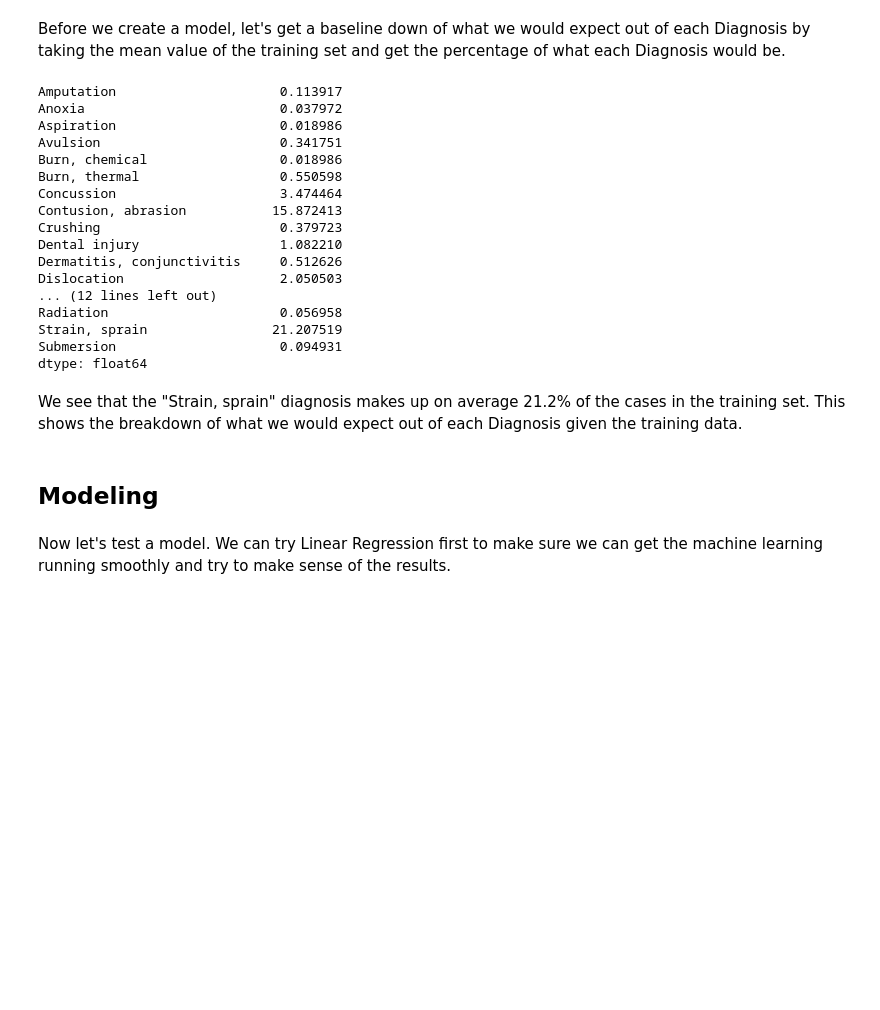
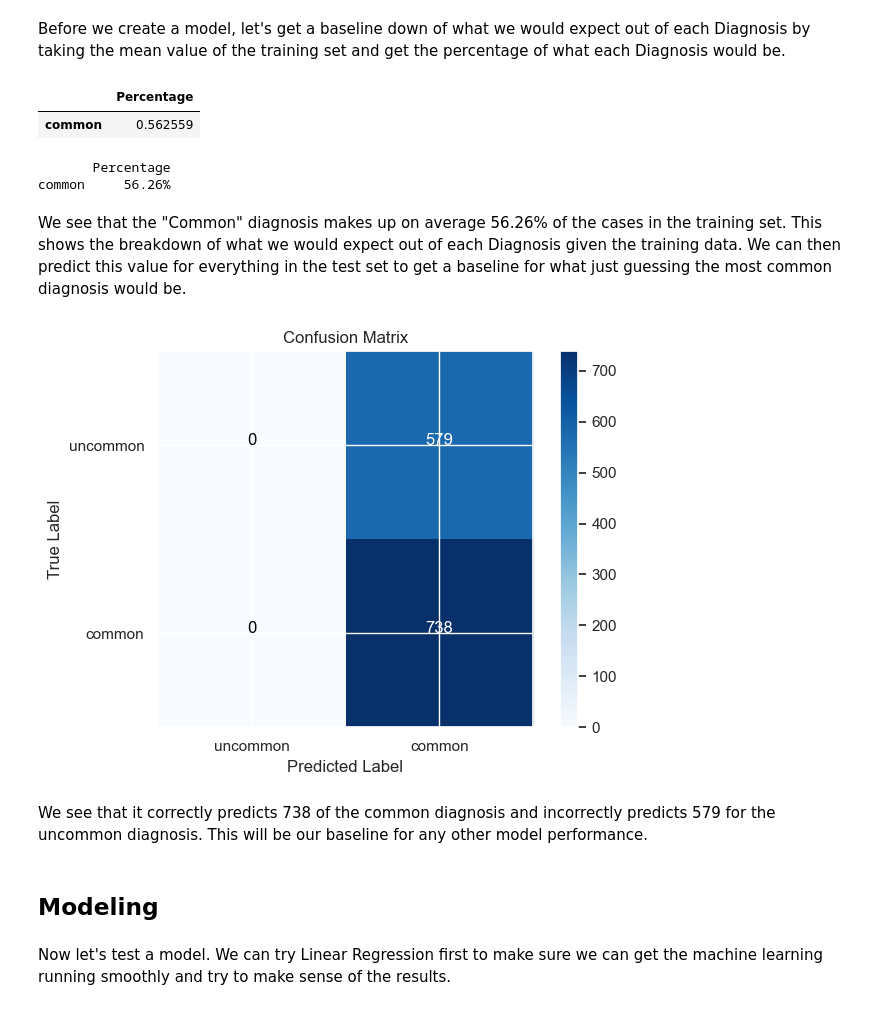
Before and after one commit to mcoulombe021/Springboard, a Jupyter notebook: Capstone 2/Capstone 2 - Pre Processing.ipynb, the cells around one changed output. Saved outputs shown, nothing was run; the diff lists cells and outputs as text; code cells hidden in the pictures; blank space fills up the shorter version.

```diff
--- a/Capstone 2/Capstone 2 - Pre Processing.ipynb
+++ b/Capstone 2/Capstone 2 - Pre Processing.ipynb
@@ -187,23 +312,17 @@ We see each case number and the diagnosis they ended up with. This will give our
 # %% [markdown]
 Before we create a model, let's get a baseline down of what we would expect out of each Diagnosis by taking the mean value of the training set and get the percentage of what each Diagnosis would be.
 # %%
-train_percent = np.mean(y_train)*100
+train_percent = np.mean(y_train)
+train_percent = pd.DataFrame(train_percent,columns=['Percentage'])
 train_percent
 # %% [output]
-Amputation                     0.113917
-Anoxia                         0.037972
-Aspiration                     0.018986
-Avulsion                       0.341751
-Burn, chemical                 0.018986
-Burn, thermal                  0.550598
-Concussion                     3.474464
-Contusion, abrasion           15.872413
-Crushing                       0.379723
-Dental injury                  1.082210
-Dermatitis, conjunctivitis     0.512626
-Dislocation                    2.050503
-... (12 lines left out)
-Radiation                      0.056958
-Strain, sprain                21.207519
-Submersion                     0.094931
-dtype: float64
+|  | Percentage |
+| common | 0.562559 |
+# %%
+output = train_percent.to_string(formatters={
+    'Percentage': '{:,.2%}'.format
+})
+print(output)
+# %% [output]
+       Percentage
+common     56.26%
@@ -210,7 +338,15 @@ dtype: float64
 # %% [markdown]
-We see that the "Strain, sprain" diagnosis makes up on average 21.2% of the cases in the training set. This shows the breakdown of what we would expect out of each Diagnosis given the training data.
+We see that the "Common" diagnosis makes up on average 56.26% of the cases in the training set. This shows the breakdown of what we would expect out of each Diagnosis given the training data. We can then predict this value for everything in the test set to get a baseline for what just guessing the most common diagnosis would be.
+# %%
+dumb_pred = np.ceil(dumb_pred).astype(int)
+# %%
+plot_confusion_matrix(y_test, dumb_pred)
+# %% [output]
+[figure, added]
+# %% [markdown]
+We see that it correctly predicts 738 of the common diagnosis and incorrectly predicts 579 for the uncommon diagnosis. This will be our baseline for any other model performance.
 # %% [markdown]
-## Modeling
+## Modeling<a id='Modeling'></a>
 # %% [markdown]
 Now let's test a model. We can try Linear Regression first to make sure we can get the machine learning running smoothly and try to make sense of the results.
 # %%
```
Also changed, not shown: parts of 47 cells of this notebook.
